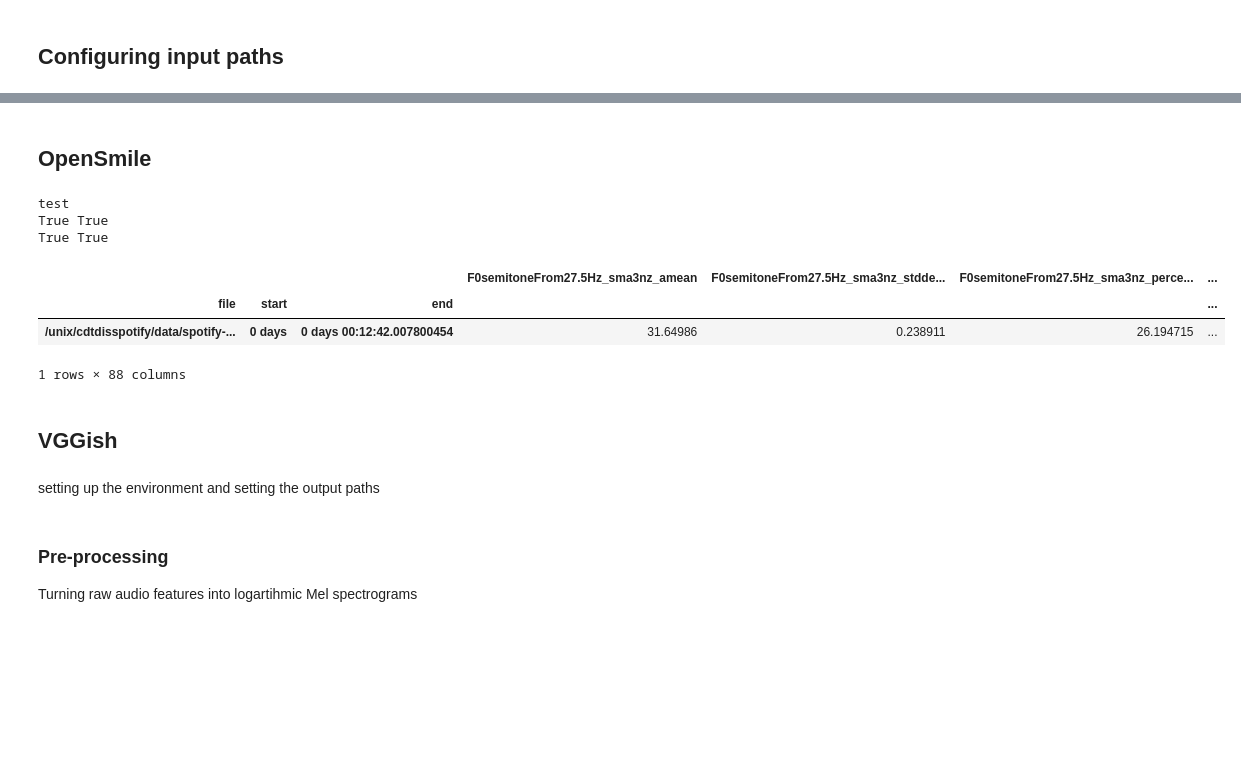
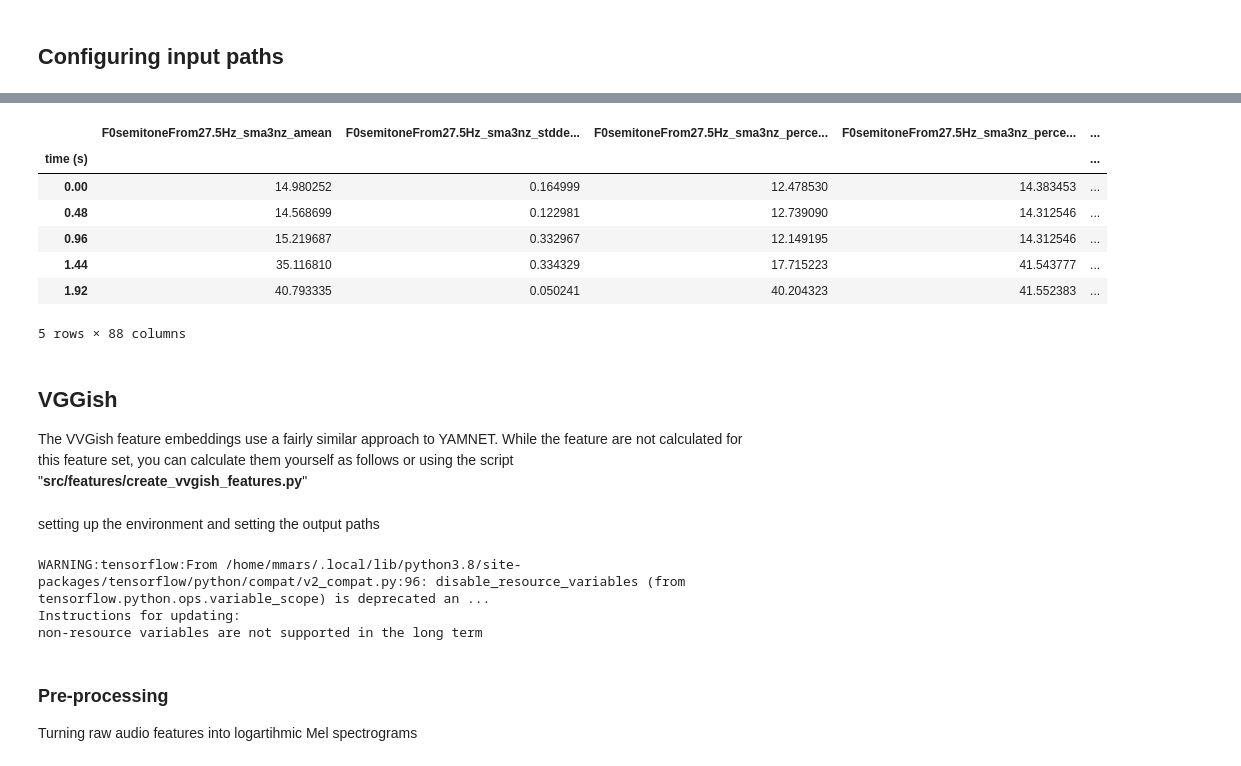
Before and after one commit to trecpodcasts/podcast-audio-feature-extraction, a Jupyter notebook: notebooks/feature-extraction-demo.ipynb, the cells around one changed output, grey strips where cells are left out. Cells and saved outputs as stored; diff of their text form; code cells hidden in the pictures; blank space fills up the shorter version.

```diff
--- a/notebooks/feature-extraction-demo.ipynb
+++ b/notebooks/feature-extraction-demo.ipynb
@@ -21,0 +11,15 @@ import matplotlib.pyplot as plt
+# %%
+import os
+import pickle
+
+import pandas as pd
+import matplotlib.pyplot as plt
+import numpy as np
+
+from src.data import load_metadata, find_paths
+
+import src.utils
+src.utils.gpu_setup()
+
+from omegaconf import OmegaConf
+conf = OmegaConf.load("./config.yaml")
@@ -25,3 +31,6 @@ import matplotlib.pyplot as plt
 Below you can find examples for extracting features using the different feature extractors in the package
 # %% [markdown]
 ## Configuring input paths
+# %%
+metadata = load_metadata(conf.dataset_path)
+subset = metadata.iloc[:2]
@@ -36,2 +45,0 @@ audio_paths = find_paths(subset, AUDIO_DATA, ".ogg")
-# %% [markdown]
-## OpenSmile
@@ -40,26 +46,31 @@ from src.features import OpenSmileExtractor
 # %%
-output_paths = find_paths(subset, "../test_dir/opensmile/", ".pkl")
+output_paths = find_paths(subset, "./notebooks/test_results/eGeMaps/", ".h5")
 # %%
 ex = OpenSmileExtractor()
 # %%
-ex.extract(audio_paths, output_paths, num_workers=2)
+ex.extract(audio_paths, output_paths, num_workers=1)
-# %% [output]
-test
-True True
-True True
 # %%
-test_output = pickle.load(open(output_paths[0], "rb"))
+test_output = pd.read_hdf(output_paths[0])
 test_output.head()
 # %% [output]
-|  |  |  | F0semitoneFrom27.5Hz_sma3nz_amean | F0semitoneFrom27.5Hz_sma3nz_stdde... | F0semitoneFrom27.5Hz_sma3nz_perce... | ... |
-| file | start | end |  |  |  | ... |
-| /unix/cdtdisspotify/data/spotify-... | 0 days | 0 days 00:12:42.007800454 | 31.64986 | 0.238911 | 26.194715 | ... |
+|  | F0semitoneFrom27.5Hz_sma3nz_amean | F0semitoneFrom27.5Hz_sma3nz_stdde... | F0semitoneFrom27.5Hz_sma3nz_perce... | F0semitoneFrom27.5Hz_sma3nz_perce... | ... |
+| time (s) |  |  |  |  | ... |
+| 0.00 | 14.980252 | 0.164999 | 12.478530 | 14.383453 | ... |
+| 0.48 | 14.568699 | 0.122981 | 12.739090 | 14.312546 | ... |
+| 0.96 | 15.219687 | 0.332967 | 12.149195 | 14.312546 | ... |
+| 1.44 | 35.116810 | 0.334329 | 17.715223 | 41.543777 | ... |
+| 1.92 | 40.793335 | 0.050241 | 40.204323 | 41.552383 | ... |
-1 rows × 88 columns
+5 rows × 88 columns
-# %% [markdown]
-## VGGish
+# %% [markdown]
+## VGGish
+
+The VVGish feature embeddings use a fairly similar approach to YAMNET. While the feature are not calculated for this feature set, you can calculate them  yourself as follows or using the script "__src/features/create_vvgish_features.py__"
 # %% [markdown]
 setting up the environment and setting the output paths
 # %%
-os.environ["CUDA_VISIBLE_DEVICES"]="1"
-from src.features import VGGishExtractor
+from src.features.VGGishExtractor import VGGishExtractor
+# %% [output]
+WARNING:tensorflow:From /home/mmars/.local/lib/python3.8/site-packages/tensorflow/python/compat/v2_compat.py:96: disable_resource_variables (from tensorflow.python.ops.variable_scope) is deprecated an ...
+Instructions for updating:
+non-resource variables are not supported in the long term
 # %%
```
Also changed, not shown: parts of 26 cells of this notebook, 4 other files.
